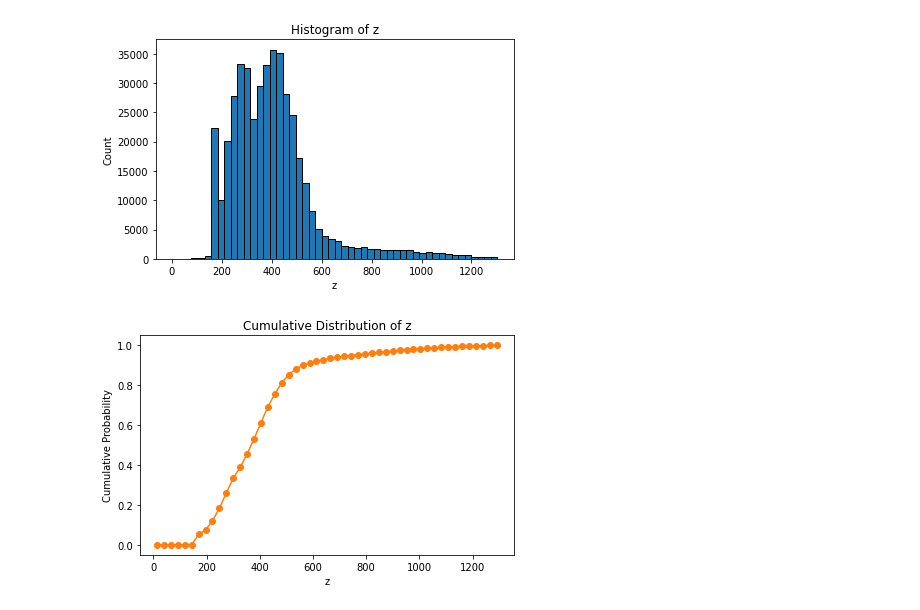
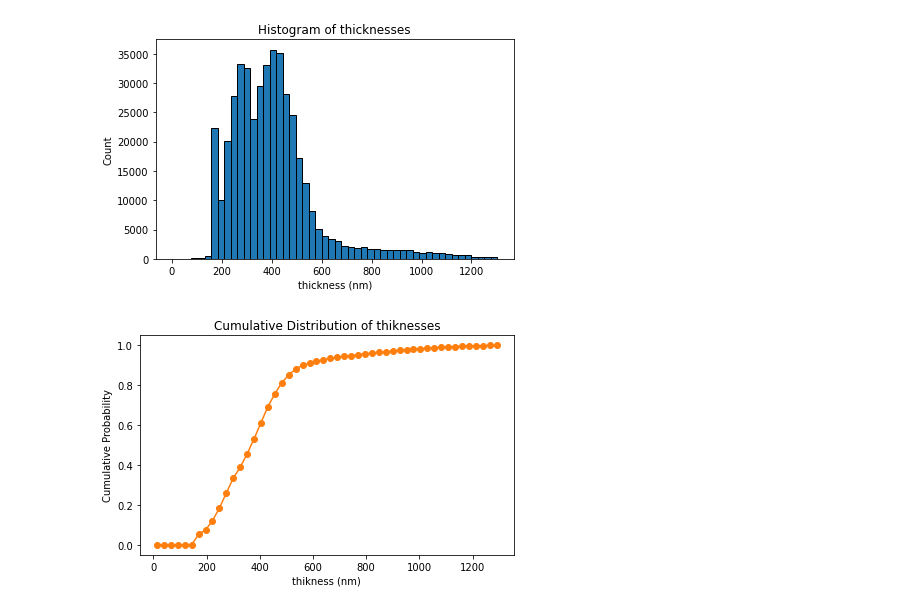
Before and after one commit to mauribo2/Coatings, a Jupyter notebook: coating.ipynb, the cells around one changed output. Cells and saved outputs as stored; diff of their text form; code cells hidden in the pictures.

```diff
--- a/coating.ipynb
+++ b/coating.ipynb
@@ -14,45 +14,47 @@ N = len(z)
 # %%
 # 2) Histogram & cumulative distribution of z
 n_bins = 50
 hist, bins = np.histogram(z, bins=n_bins)
 bin_centers = (bins[:-1] + bins[1:]) / 2
 
 # Save histogram
 np.savetxt("histo.txt",
 np.column_stack((bin_centers, hist)),
-header="z_center count", comments='')
+header="thickness count", comments='')
 
 # Compute & save cumulative distribution
 cum_counts = np.cumsum(hist)
 cum_dist   = cum_counts / cum_counts[-1]
 np.savetxt("cumulative.txt",
            np.column_stack((bin_centers, cum_dist)),
-           header="z_center cumulative_prob", comments='')
+           header="thickness cumulative_prob", comments='')
 
 # Plot histogram of z
 plt.figure(figsize=(6,4))
 plt.bar(bin_centers, hist,
             width=(bins[1]-bins[0]),
             color='C0', edgecolor='black')
-plt.xlabel("z")
+plt.xlabel("thickness (nm)")
 plt.ylabel("Count")
-plt.title("Histogram of z")
+plt.title("Histogram of thicknesses")
 plt.tight_layout()
+plt.savefig("Thickesses_Histogram.tiff", dpi=300)
 plt.show()
 # %% [output]
-[figure, old version]
+[figure, new version]
 # %%
 # Plot cumulative distribution of z
 plt.figure(figsize=(6,4))
 plt.plot(bin_centers, cum_dist,
              marker='o', color='C1')
-plt.xlabel("z")
+plt.xlabel("thikness (nm)")
 plt.ylabel("Cumulative Probability")
-plt.title("Cumulative Distribution of z")
+plt.title("Cumulative Distribution of thiknesses")
 plt.tight_layout()
+plt.savefig("Thickesses_Cumulative.tiff", dpi=300)
 plt.show()
 # %% [output]
-[figure, old version]
+[figure, new version]
 # %%
 # 3) Threshold and extract (x,y)
 mask  = (z <= L)
```
Also changed, not shown: parts of 2 cells of this notebook.
